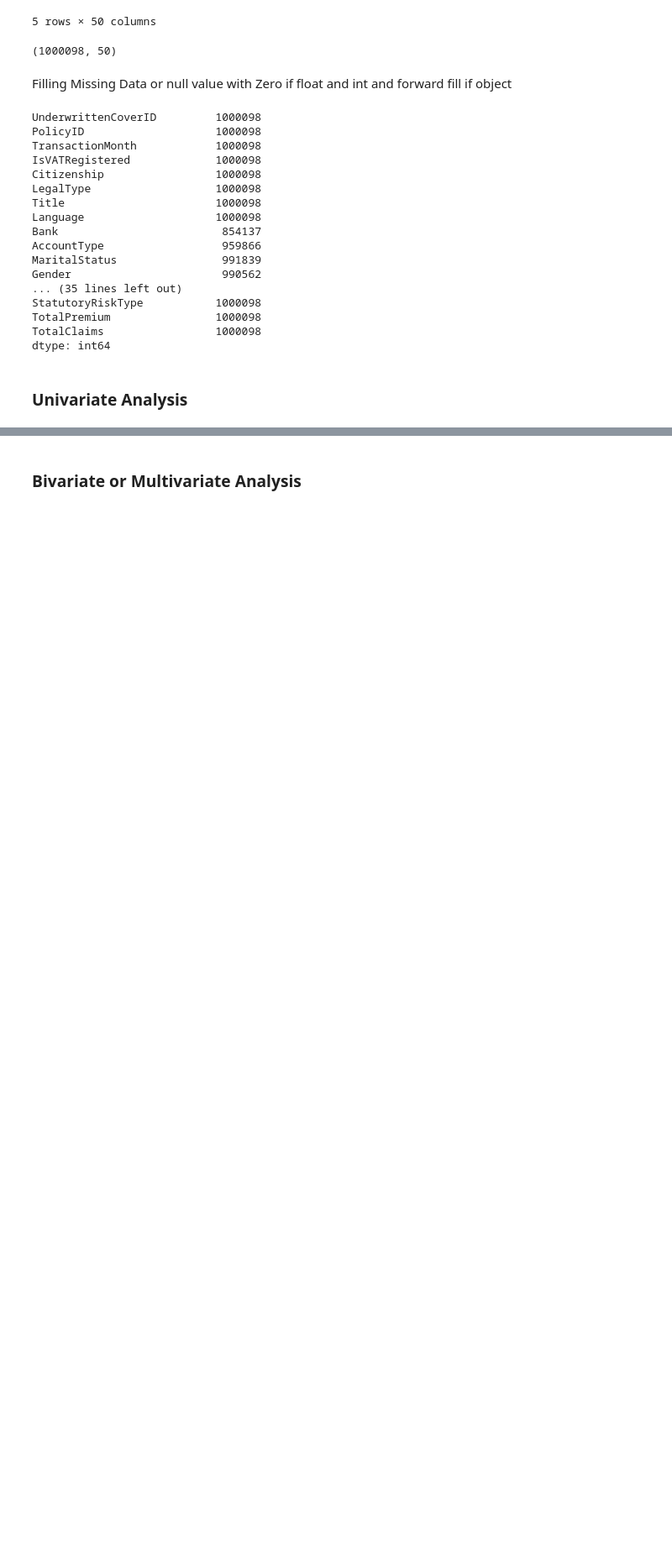
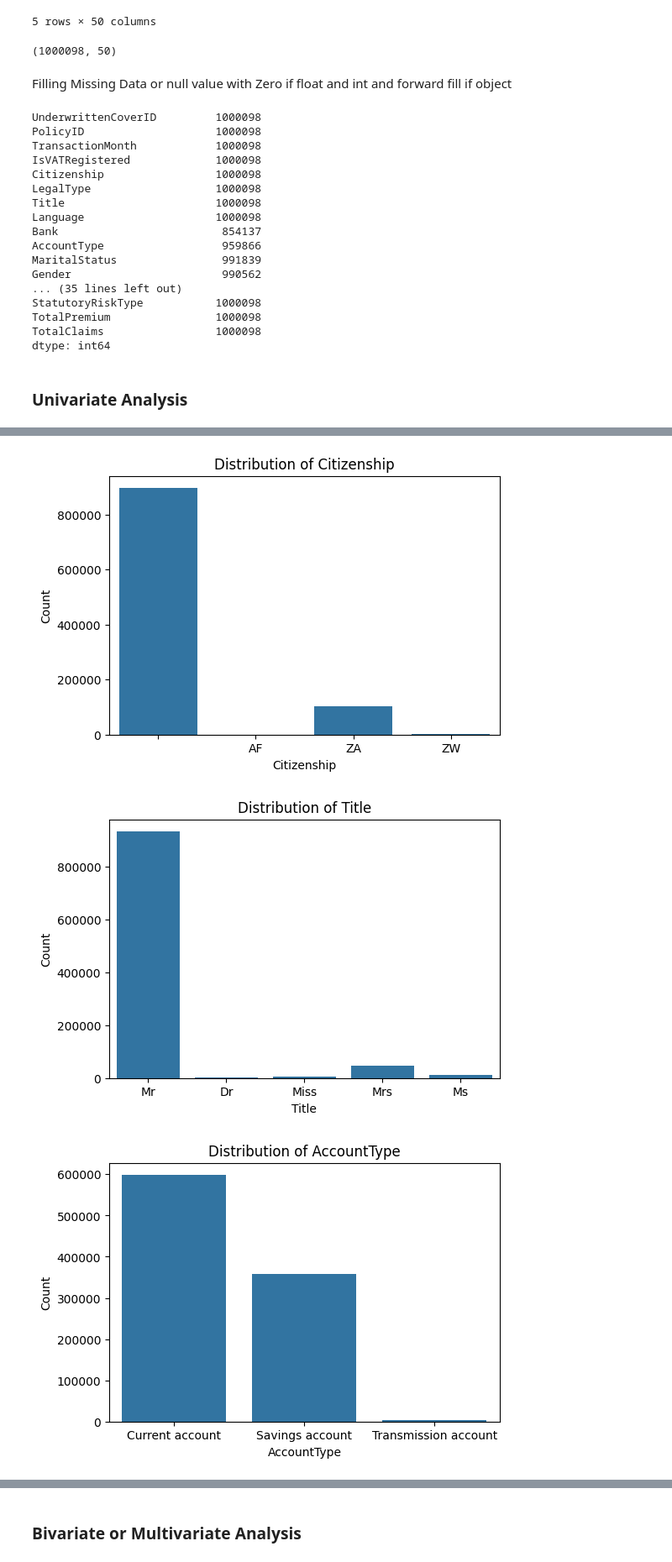
Before and after one commit to Leulseged-Mesfin/AlphaCare-Insurance-Solutions, a Jupyter notebook: notbooks/task-1.ipynb, the cells around one changed output, grey strips where cells are left out. Shown: that part at 84% size. Drawn from its saved outputs; the diff is of its cells as text; code cells hidden in the pictures; blank space fills up the shorter version.

```diff
--- a/notbooks/task-1.ipynb
+++ b/notbooks/task-1.ipynb
@@ -307,0 +312,6 @@ dtype: int64
+# %%
+plot_category_columns(df)
+# %% [output]
+[figure, added]
+[figure, added]
+[figure, added]
```
Also changed, not shown: parts of 12 cells of this notebook, 1 other file.
